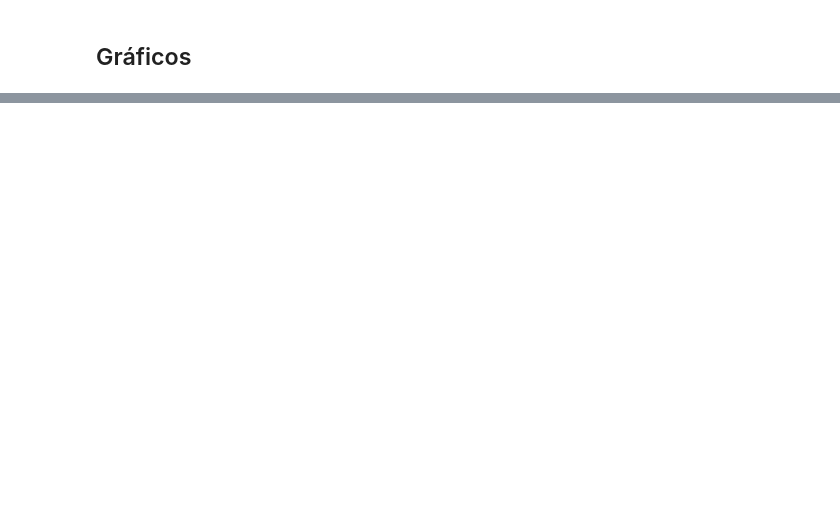
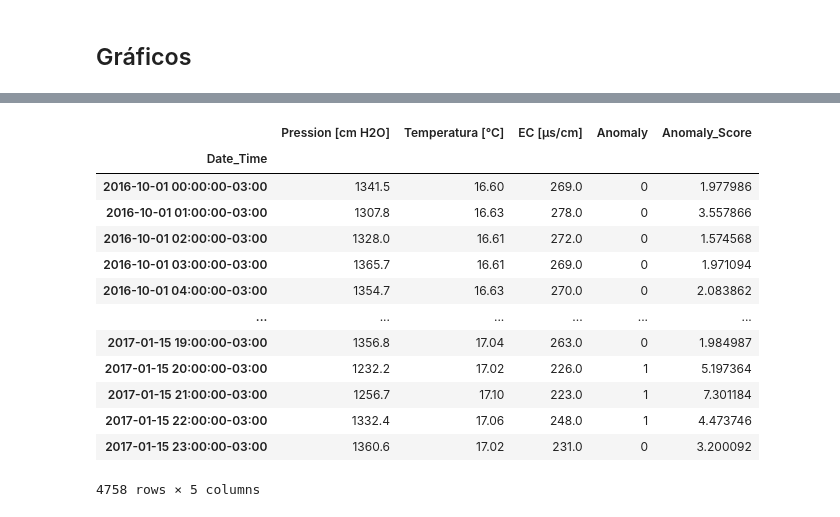
Before and after one commit to Max-jones/Sistema_Experto_APP, a Jupyter notebook: notebooks/proyecto_phm_p2.ipynb, the cells around one changed output, grey strips where cells are left out. Saved outputs shown, nothing was run; the diff lists cells and outputs as text; code cells hidden in the pictures; blank space fills up the shorter version.

```diff
--- a/notebooks/proyecto_phm_p2.ipynb
+++ b/notebooks/proyecto_phm_p2.ipynb
@@ -321,0 +401,21 @@ final después de remover duplicados (4694, 5)
+# %%
+from pycaret.anomaly import *
+exp_name = setup(data = ad_test,silent=True, session_id=123)
+knn = create_model('knn', fraction=1/13)
+# %%
+assign_model(knn)
+# %% [output]
+|  | Pression [cm H2O] | Temperatura [°C] | EC [µs/cm] | Anomaly | Anomaly_Score |
+| Date_Time |  |  |  |  |  |
+| 2016-10-01 00:00:00-03:00 | 1341.5 | 16.60 | 269.0 | 0 | 1.977986 |
+| 2016-10-01 01:00:00-03:00 | 1307.8 | 16.63 | 278.0 | 0 | 3.557866 |
+| 2016-10-01 02:00:00-03:00 | 1328.0 | 16.61 | 272.0 | 0 | 1.574568 |
+| 2016-10-01 03:00:00-03:00 | 1365.7 | 16.61 | 269.0 | 0 | 1.971094 |
+| 2016-10-01 04:00:00-03:00 | 1354.7 | 16.63 | 270.0 | 0 | 2.083862 |
+| ... | ... | ... | ... | ... | ... |
+| 2017-01-15 19:00:00-03:00 | 1356.8 | 17.04 | 263.0 | 0 | 1.984987 |
+| 2017-01-15 20:00:00-03:00 | 1232.2 | 17.02 | 226.0 | 1 | 5.197364 |
+| 2017-01-15 21:00:00-03:00 | 1256.7 | 17.10 | 223.0 | 1 | 7.301184 |
+| 2017-01-15 22:00:00-03:00 | 1332.4 | 17.06 | 248.0 | 1 | 4.473746 |
+| 2017-01-15 23:00:00-03:00 | 1360.6 | 17.02 | 231.0 | 0 | 3.200092 |
+4758 rows × 5 columns
```
Also changed, not shown: parts of 41 cells of this notebook, 8 other files.
